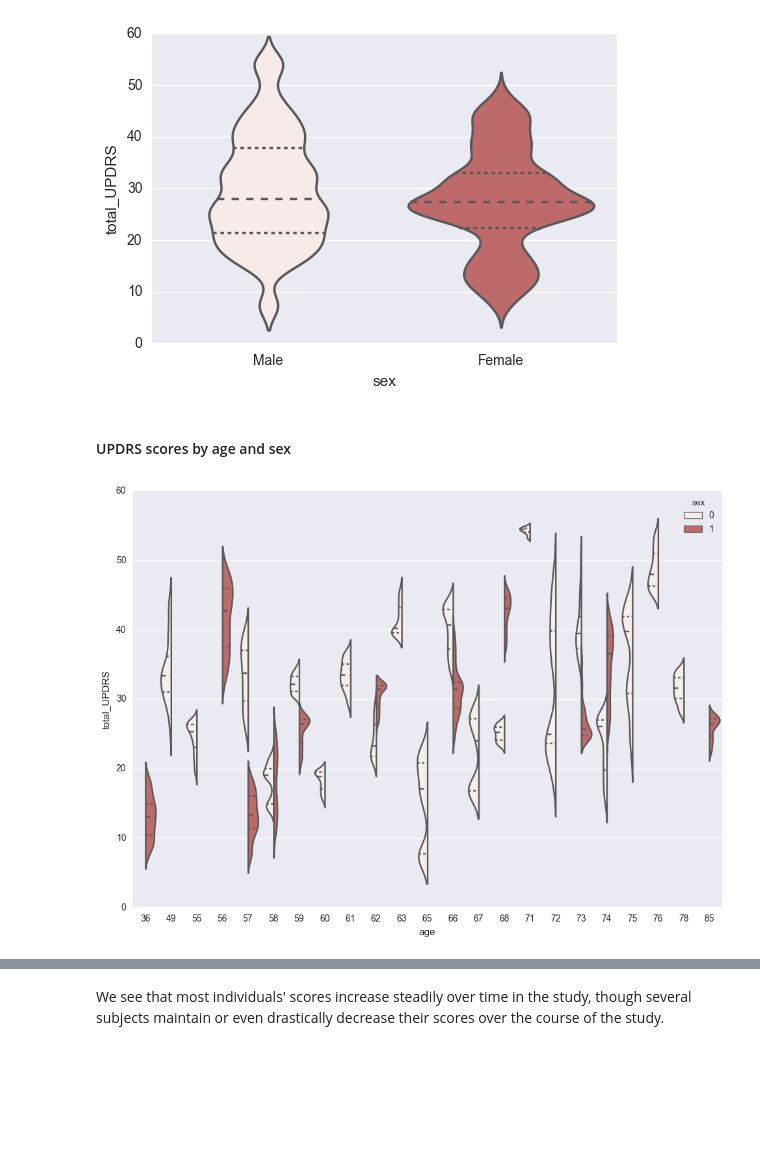
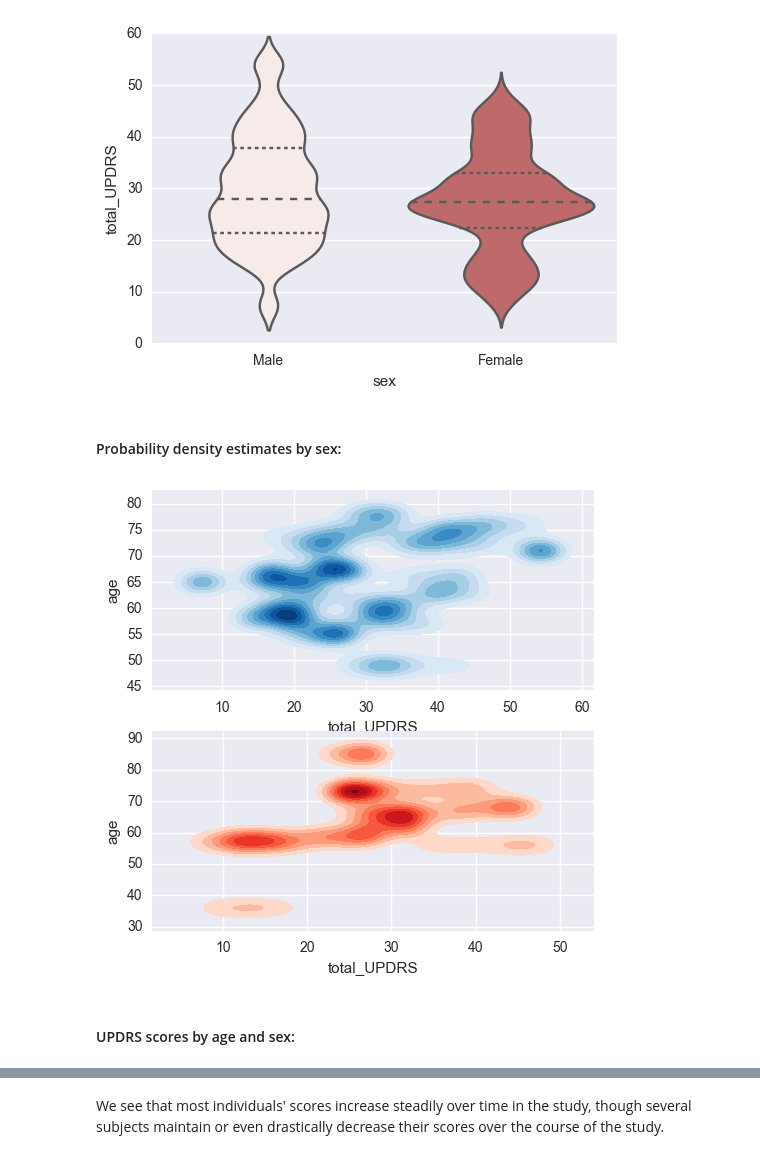
Before and after one commit to koelyl/Predict-Parkinsons, a Jupyter notebook: Parkinsons Prediction.ipynb, the cells around one changed output, grey strips where cells are left out. Cells and saved outputs as stored; diff of their text form; code cells hidden in the pictures; blank space fills up the shorter version.

Commit message:
Replace pairplots with kernel density estimators and overhaul documentation structure for clarity

```diff
--- a/Parkinsons Prediction.ipynb
+++ b/Parkinsons Prediction.ipynb
@@ -140,12 +136,16 @@ ax.set_xticklabels(['Male', 'Female'])
 # %% [output]
 [<matplotlib.text.Text at 0x...>, <matplotlib.text.Text at 0x...>]
 [figure]
+# %% [markdown]
+#### Probability density estimates by sex:
+# %%
+f, (ax1, ax2) = plt.subplots(2)
+sns.kdeplot(maledf["total_UPDRS"], maledf['age'],
+                cmap="Blues", shade=True, shade_lowest=False, ax=ax1)
+sns.kdeplot(femaledf["total_UPDRS"], femaledf['age'],
+                 cmap="Reds", shade=True, shade_lowest=False, ax=ax2)
+f.set_size_inches(5.7, 5.7)
+# %% [output]
+[figure, added]
 # %% [markdown]
-#### UPDRS scores by age and sex
+#### UPDRS scores by age and sex:
-# %%
-fig, ax2 = plt.subplots()
-# the size of A4 paper
-fig.set_size_inches(11.7, 8.27)
-ax2 = sns.violinplot(x="age", y="total_UPDRS", hue="sex", color='#CD5C5C', split=True, inner="quartile", data=df)
-# %% [output]
-[figure, removed]
```
Also changed, not shown: parts of 44 cells of this notebook.
